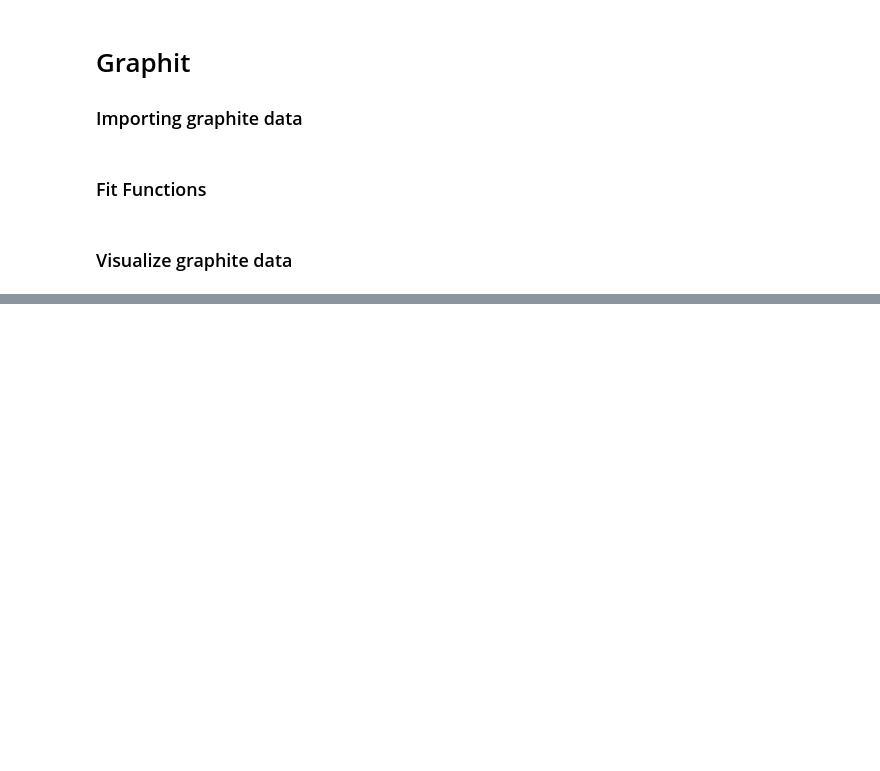
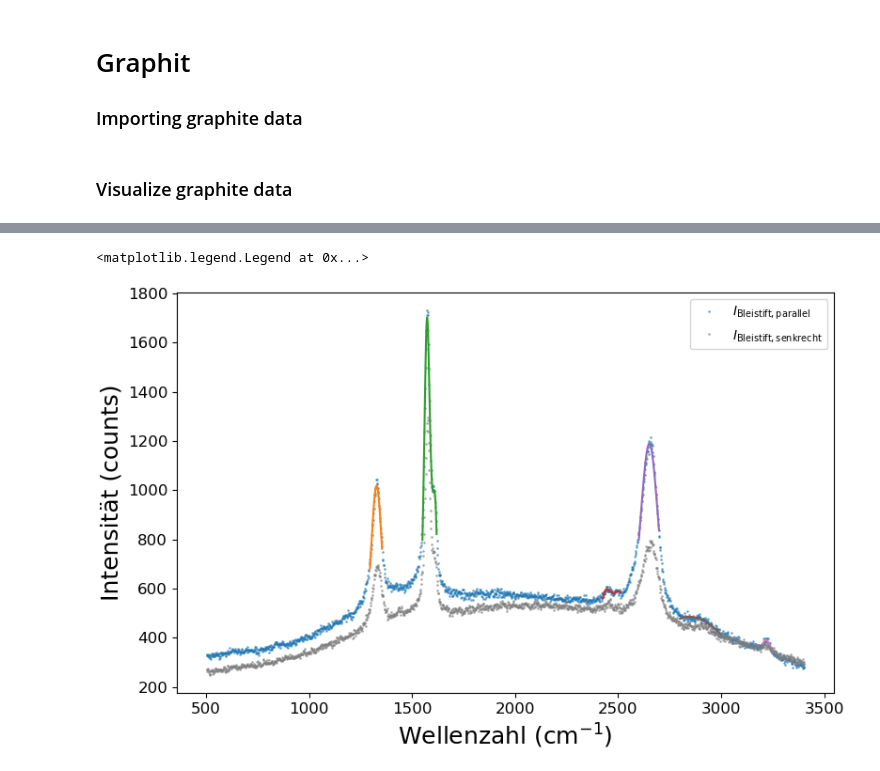
Before and after one commit to phoenixtoash/P60_Auswertung, a Jupyter notebook: notebook.ipynb, the cells around one changed output, grey strips where cells are left out. Cells and saved outputs as stored; diff of their text form; code cells hidden in the pictures; blank space fills up the shorter version.

Commit message:
done fitting beistift parallel

```diff
--- a/notebook.ipynb
+++ b/notebook.ipynb
@@ -534,10 +574,8 @@ ax.legend()
 # %%
 file_path_si111 = r'C:\Fortgeschrittenenpraktikum\P60\Auswertung\Messwerte\graphit\\'
 
-df_bleistift_parallel = pd.read_csv(file_path_si111 + 'bleistift_0grad_polarisiert.txt', sep=r'\s+', names=['Wavenumber', 'Intensity'])
-df_bleistift_perpendicular = pd.read_csv(file_path_si111 + 'bleistift_90grad_polarisiert.txt', sep=r'\s+', names=['Wavenumber', 'Intensity'])
+df_bleistift_parallel = pd.read_csv(file_path_si111 + 'bleistift_0grad_polarisiert.txt', sep=r'\s+', names=['Wavenumber_org', 'Intensity'])
+df_bleistift_perpendicular = pd.read_csv(file_path_si111 + 'bleistift_90grad_polarisiert.txt', sep=r'\s+', names=['Wavenumber_org', 'Intensity'])
 
-df_graphit_parallel = pd.read_csv(file_path_si111 + 'pur_0grad_polarisiert.txt', sep=r'\s+', names=['Wavenumber', 'Intensity'])
-df_graphit_perpendicular = pd.read_csv(file_path_si111 + 'pur_90grad_polarisiert.txt', sep=r'\s+', names=['Wavenumber', 'Intensity'])
+df_graphit_parallel = pd.read_csv(file_path_si111 + 'pur_0grad_polarisiert.txt', sep=r'\s+', names=['Wavenumber_org', 'Intensity'])
+df_graphit_perpendicular = pd.read_csv(file_path_si111 + 'pur_90grad_polarisiert.txt', sep=r'\s+', names=['Wavenumber_org', 'Intensity'])
-# %% [markdown]
-### Fit Functions
@@ -553,17 +582,15 @@ def n_lorentzians_fit (df, function, xmin, xmax, p0):
 # %% [markdown]
 ### Visualize graphite data
 # %%
-# Fitting Peaks
+# Shift graphite wavenumber assuming wavenumber shift is constant
+df_bleistift_parallel['Wavenumber'] = df_bleistift_parallel['Wavenumber_org'] - wavenumber_shift
+df_bleistift_perpendicular['Wavenumber'] = df_bleistift_perpendicular['Wavenumber_org'] - wavenumber_shift
+df_graphit_parallel['Wavenumber'] = df_graphit_parallel['Wavenumber_org'] - wavenumber_shift
+df_graphit_perpendicular['Wavenumber'] = df_graphit_perpendicular['Wavenumber_org'] - wavenumber_shift
 
 
-# Bleistift parallel
-# Peak 1 1325 1/cm
-# bleistift_peak1_region = (df_bleistift_parallel['Wavenumber'] > 1295) & (df_bleistift_parallel['Wavenumber'] < 1355)
-# xdata_bleistift_p1 = df_bleistift_parallel['Wavenumber'][bleistift_peak1_region]
-# ydata_bleistift_p1 = df_bleistift_parallel['Intensity'][bleistift_peak1_region]
-# params_bleistift_p1, cov_bleistift_p1 = curve_fit(lorentzian, xdata_bleistift_p1, ydata_bleistift_p1)
-# params_bleistift_p1_error = np.sqrt(np.diag(cov_bleistift_p1))
 
+# Fitting Peaks
 
 # Peak 1 1325 1/cm
 xdata_bleistift_p1, params_bleistift_p1, params_bleistift_p1_error = n_lorentzians_fit(df_bleistift_parallel, lorentzian, 1296, 1355, p0=None)
@@ -571,55 +598,43 @@ print(f'Peak 1 x0 = {params_bleistift_p1[0]:.2f} +- {params_bleistift_p1_error[0
 
 
 
+
 # Double Peak 2 1569 1/cm and 1609 1/cm
-bleistift_peak2_region = (df_bleistift_parallel['Wavenumber'] > 1550) & (df_bleistift_parallel['Wavenumber'] < 1620)
-xdata_bleistift_p2 = df_bleistift_parallel['Wavenumber'][bleistift_peak2_region]
-ydata_bleistift_p2 = df_bleistift_parallel['Intensity'][bleistift_peak2_region]
-params_bleistift_p2, cov_bleistift_p2 = curve_fit(double_lorentzian, xdata_bleistift_p2, ydata_bleistift_p2,
-                                                 p0=[1570, 10, 1740, 1600, 5, 1005])
-params_bleistift_p2_error = np.sqrt(np.diag(cov_bleistift_p2))
+xdata_bleistift_p2, params_bleistift_p2, params_bleistift_p2_error = n_lorentzians_fit(df_bleistift_parallel, double_lorentzian, 1550, 1620,
+                                                                              p0=[1574, 10, 1740, 1604, 5, 1005])
 print(f'Peak 2 x01 = {params_bleistift_p2[0]:.2f} +- {params_bleistift_p2_error[0]:.2f} and ' +
       f'{params_bleistift_p2[3]:.2f} +- {params_bleistift_p2_error[3]:.2f}')
 
 
+
+
 # double Peak 3 2430 1/cm and 2509 1/cm
-bleistift_peak3_region = (df_bleistift_parallel['Wavenumber'] > 2425) & (df_bleistift_parallel['Wavenumber'] < 2510)
-xdata_bleistift_p3 = df_bleistift_parallel['Wavenumber'][bleistift_peak3_region]
-ydata_bleistift_p3 = df_bleistift_parallel['Intensity'][bleistift_peak3_region]
-params_bleistift_p3, cov_bleistift_p3 = curve_fit(double_lorentzian, xdata_bleistift_p3, ydata_bleistift_p3,
-                                                 p0=[2445, 10, 610, 2490, 5, 605])
-params_bleistift_p3_error = np.sqrt(np.diag(cov_bleistift_p3))
+xdata_bleistift_p3, params_bleistift_p3, params_bleistift_p3_error = n_lorentzians_fit(df_bleistift_parallel, double_lorentzian, 2425, 2510,
+                                                                                       p0=[2449, 10, 610, 2494, 5, 605])
 print(f'Peak 3 x01 = {params_bleistift_p3[0]:.2f} +- {params_bleistift_p3_error[0]:.2f} and ' +
      f'{params_bleistift_p3[3]:.2f} +- {params_bleistift_p3_error[3]:.2f}')
 
 
+
 # Peak 4 at 2650 1/cm
-bleistift_peak4_region = (df_bleistift_parallel['Wavenumber'] > 2600) & (df_bleistift_parallel['Wavenumber'] < 2700)
-xdata_bleistift_p4 = df_bleistift_parallel['Wavenumber'][bleistift_peak4_region]
-ydata_bleistift_p4 = df_bleistift_parallel['Intensity'][bleistift_peak4_region]
-params_bleistift_p4, cov_bleistift_p4 = curve_fit(lorentzian, xdata_bleistift_p4, ydata_bleistift_p4,
-                                                 p0=[2650, 45, 1200])
-params_bleistift_p4_error = np.sqrt(np.diag(cov_bleistift_p4))
+xdata_bleistift_p4, params_bleistift_p4, params_bleistift_p4_error = n_lorentzians_fit(df_bleistift_parallel, lorentzian, 2600, 2700,
+                                                                                       p0 = [2654, 45, 1200])
 print(f'Peak 4 x0 = {params_bleistift_p4[0]:.2f} +- {params_bleistift_p4_error[0]:.2f}')
 
+
+
 # Peak 5 at 2844 1/cm
-bleistift_peak5_region = (df_bleistift_parallel['Wavenumber'] > 2800) & (df_bleistift_parallel['Wavenumber'] < 3000)
-xdata_bleistift_p5 = df_bleistift_parallel['Wavenumber'][bleistift_peak5_region]
-ydata_bleistift_p5 = df_bleistift_parallel['Intensity'][bleistift_peak5_region]
-params_bleistift_p5, cov_bleistift_p5 = curve_fit(lorentzian, xdata_bleistift_p5, ydata_bleistift_p5,
-                                                 p0=[2890, 50, 500])
-params_bleistift_p5_error = np.sqrt(np.diag(cov_bleistift_p5))
+xdata_bleistift_p5, params_bleistift_p5, params_bleistift_p5_error = n_lorentzians_fit(df_bleistift_parallel, lorentzian, 2800, 3000,
+                                                                                       p0=[2894, 50, 500])
 print(f'Peak 5 x0 = {params_bleistift_p5[0]:.2f} +- {params_bleistift_p5_error[0]:.2f}')
 
 
 # Peak 6 at
-bleistift_peak6_region = (df_bleistift_parallel['Wavenumber'] > 2800) & (df_bleistift_parallel['Wavenumber'] < 3000)
-xdata_bleistift_p6 = df_bleistift_parallel['Wavenumber'][bleistift_peak6_region]
-ydata_bleistift_p6 = df_bleistift_parallel['Intensity'][bleistift_peak6_region]
-params_bleistift_p6, cov_bleistift_p6 = curve_fit(lorentzian, xdata_bleistift_p6, ydata_bleistift_p6,
-                                                 p0=[2890, 50, 500])
-params_bleistift_p6_error = np.sqrt(np.diag(cov_bleistift_p6))
-print(f'Peak 5 x0 = {params_bleistift_p6[0]:.2f} +- {params_bleistift_p6_error[0]:.2f}')
+
+
+xdata_bleistift_p6, params_bleistift_p6, params_bleistift_p6_error = n_lorentzians_fit(df_bleistift_parallel, lorentzian, 3200, 3250,
+                                                                                       p0=[3220, 15, 400])
+print(f'Peak 6 x0 = {params_bleistift_p6[0]:.2f} +- {params_bleistift_p6_error[0]:.2f}')
 
 
 
@@ -638,7 +653,7 @@ ax.plot(xdata_bleistift_p2, double_lorentzian(xdata_bleistift_p2, *params_bleist
 ax.plot(xdata_bleistift_p3, double_lorentzian(xdata_bleistift_p3, *params_bleistift_p3))
 ax.plot(xdata_bleistift_p4, lorentzian(xdata_bleistift_p4, *params_bleistift_p4))
 ax.plot(xdata_bleistift_p5, lorentzian(xdata_bleistift_p5, *params_bleistift_p5))
-
+ax.plot(xdata_bleistift_p6, lorentzian(xdata_bleistift_p6, *params_bleistift_p6))
 
 
 # Bleistift perpendicular
@@ -656,3 +671,4 @@ ax.set_xlabel(r'Wellenzahl ($cm^{-1}$)', fontsize=18)
 ax.set_ylabel('Intensität (counts)', fontsize=18)
 ax.tick_params(axis='both', which='major', labelsize=12)
 ax.legend()
+# %% [output]
@@ -658,0 +681,2 @@ ax.legend()
+<matplotlib.legend.Legend at 0x...>
+[figure, added]
```
Also changed, not shown: parts of 5 cells of this notebook.
